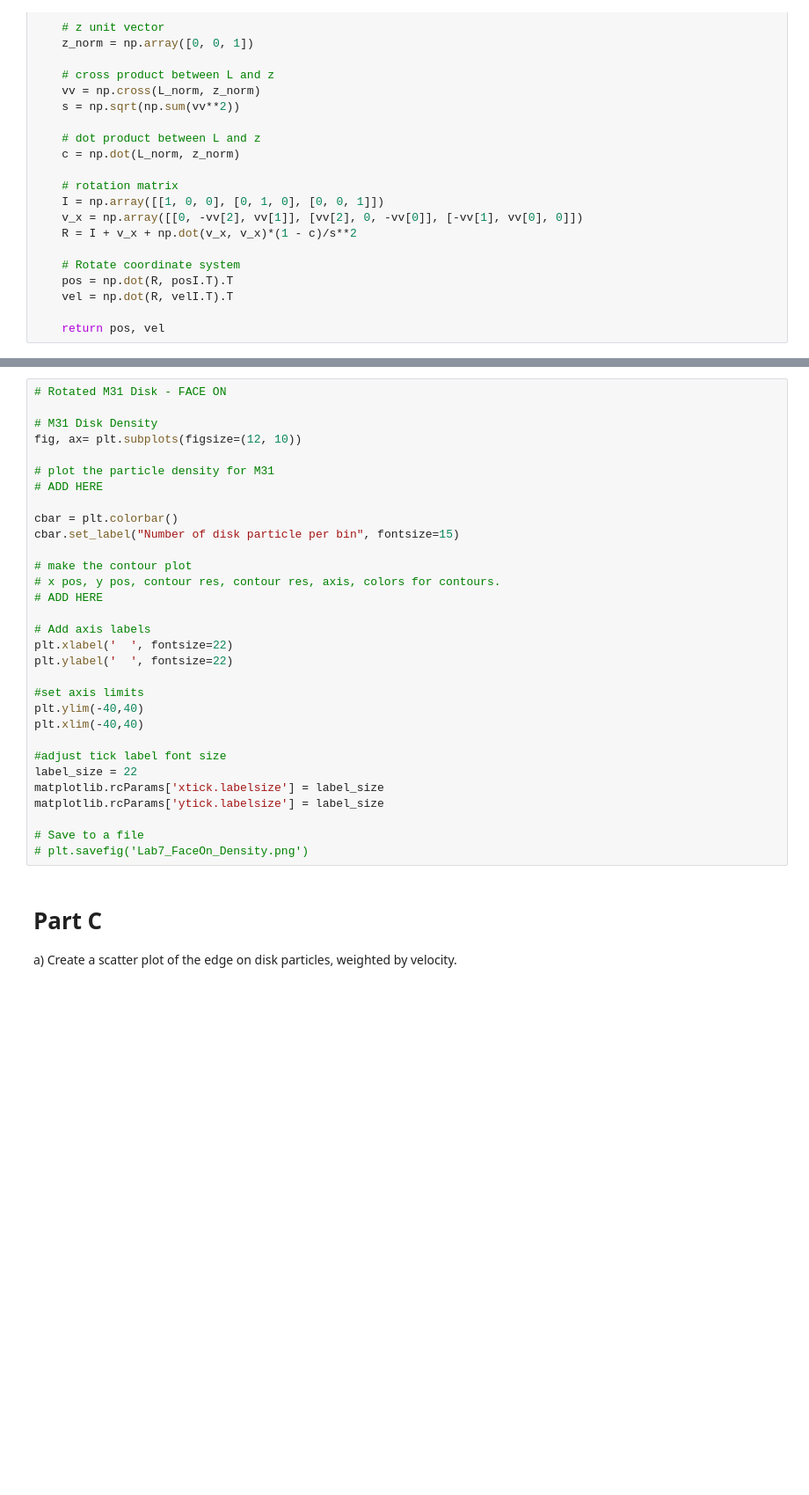
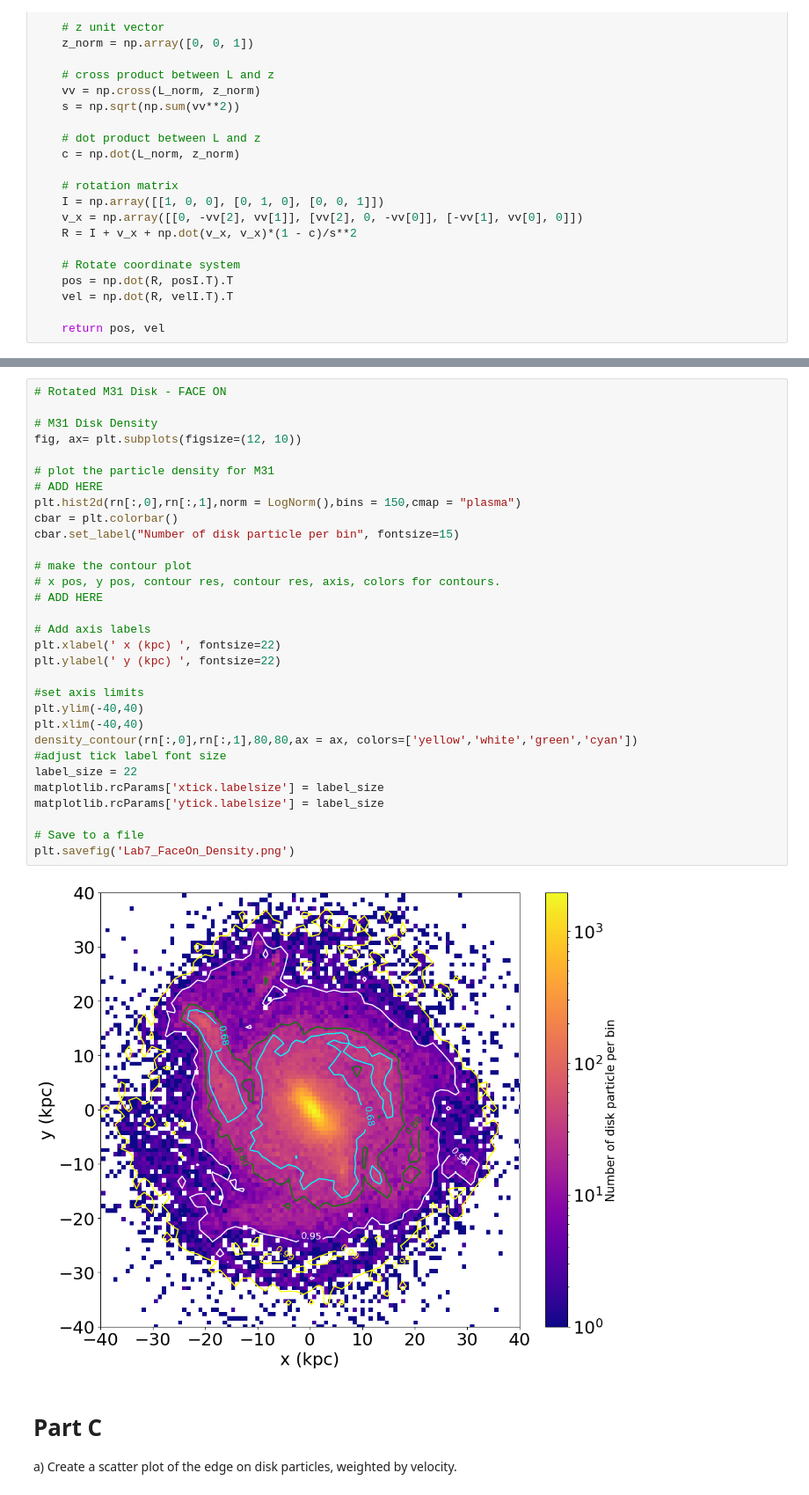
Before and after one commit to c-webs/ASTR_400b, a Jupyter notebook: labs/lab7/Lab7.ipynb, the cells around one changed output, grey strips where cells are left out. Shown at 88% size. Cells and saved outputs as stored; diff of their text form; blank space fills up the shorter version.

```diff
--- a/labs/lab7/Lab7.ipynb
+++ b/labs/lab7/Lab7.ipynb
@@ -283,34 +289,36 @@ matplotlib.rcParams['ytick.labelsize'] = label_size
 # %%
 # Rotated M31 Disk - FACE ON
 
 # M31 Disk Density
 fig, ax= plt.subplots(figsize=(12, 10))
 
 # plot the particle density for M31
 # ADD HERE
-
+plt.hist2d(rn[:,0],rn[:,1],norm = LogNorm(),bins = 150,cmap = "plasma")
 cbar = plt.colorbar()
 cbar.set_label("Number of disk particle per bin", fontsize=15)
 
 # make the contour plot
 # x pos, y pos, contour res, contour res, axis, colors for contours.
 # ADD HERE
 
 # Add axis labels
-plt.xlabel('  ', fontsize=22)
-plt.ylabel('  ', fontsize=22)
+plt.xlabel(' x (kpc) ', fontsize=22)
+plt.ylabel(' y (kpc) ', fontsize=22)
 
 #set axis limits
 plt.ylim(-40,40)
 plt.xlim(-40,40)
-
+density_contour(rn[:,0],rn[:,1],80,80,ax = ax, colors=['yellow','white','green','cyan'])
 #adjust tick label font size
 label_size = 22
 matplotlib.rcParams['xtick.labelsize'] = label_size
 matplotlib.rcParams['ytick.labelsize'] = label_size
 
 # Save to a file
-# plt.savefig('Lab7_FaceOn_Density.png')
+plt.savefig('Lab7_FaceOn_Density.png')
+# %% [output]
+[figure, added]
 # %% [markdown]
 # Part C
 
```
Also changed, not shown: parts of 11 cells of this notebook, 6 other files.
